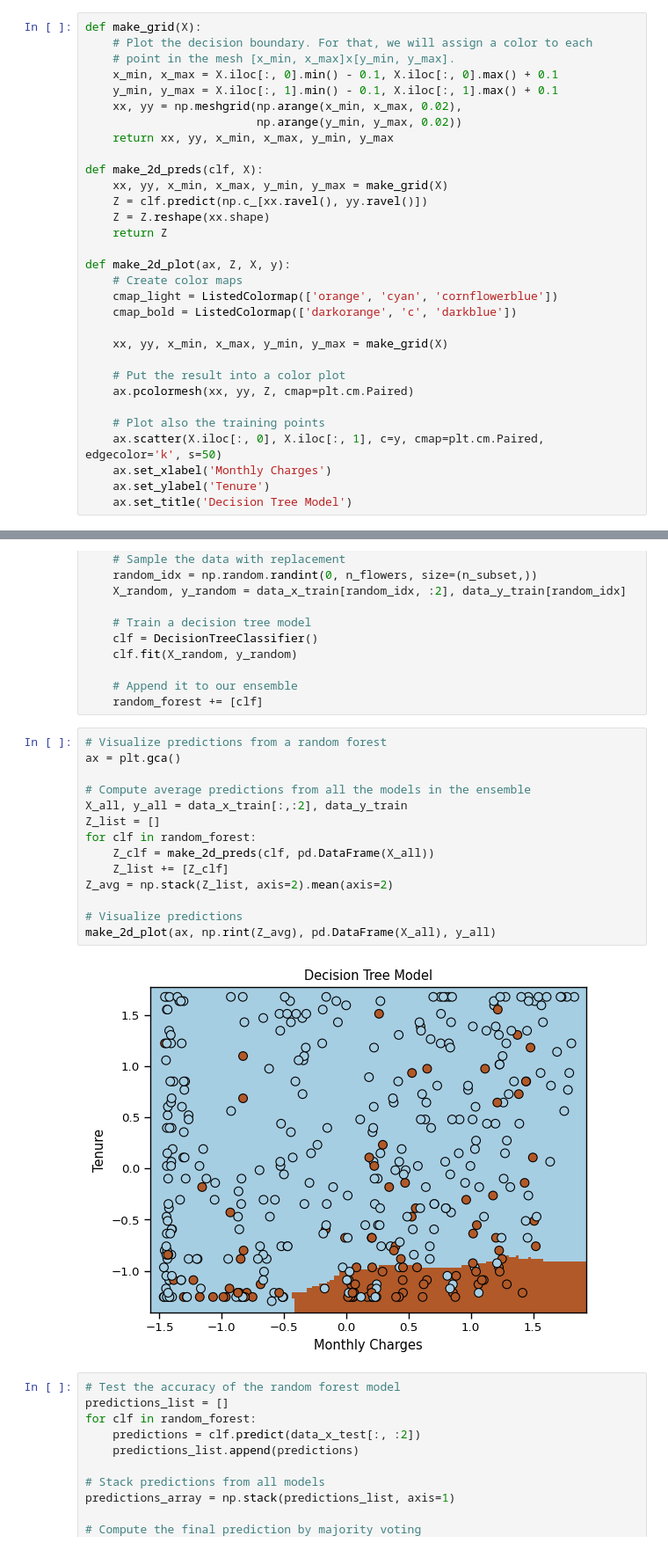
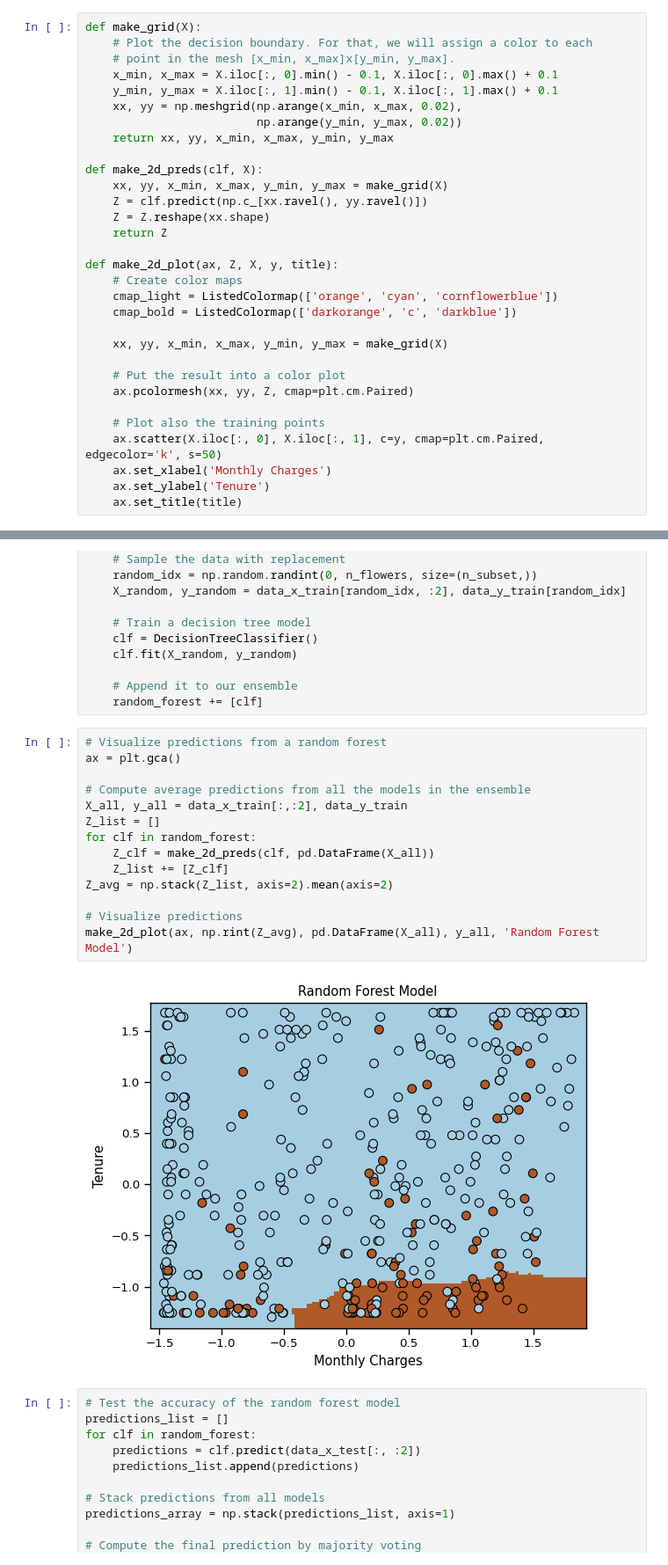
Before and after one commit to Shrestha-Dipesh/ML-Final-Project, a Jupyter notebook: ML_Final_Project.ipynb, the cells around one changed output, grey strips where cells are left out. Shown at 88% size. Cells and saved outputs as stored; diff of their text form.

```diff
--- a/ML_Final_Project.ipynb
+++ b/ML_Final_Project.ipynb
@@ -1097,7 +1100,7 @@ def make_2d_preds(clf, X):
     Z = Z.reshape(xx.shape)
     return Z
 
-def make_2d_plot(ax, Z, X, y):
+def make_2d_plot(ax, Z, X, y, title):
     # Create color maps
     cmap_light = ListedColormap(['orange', 'cyan', 'cornflowerblue'])
     cmap_bold = ListedColormap(['darkorange', 'c', 'darkblue'])
@@ -1111,7 +1114,7 @@ def make_2d_plot(ax, Z, X, y):
     ax.scatter(X.iloc[:, 0], X.iloc[:, 1], c=y, cmap=plt.cm.Paired, edgecolor='k', s=50)
     ax.set_xlabel('Monthly Charges')
     ax.set_ylabel('Tenure')
-    ax.set_title('Decision Tree Model')
+    ax.set_title(title)
 # %%
 # Train and visualize a Decision Tree Model
 ax = plt.gca()
@@ -1170,19 +1173,19 @@ for i in range(n_models):
 # %%
 # Visualize predictions from a random forest
 ax = plt.gca()
 
 # Compute average predictions from all the models in the ensemble
 X_all, y_all = data_x_train[:,:2], data_y_train
 Z_list = []
 for clf in random_forest:
     Z_clf = make_2d_preds(clf, pd.DataFrame(X_all))
     Z_list += [Z_clf]
 Z_avg = np.stack(Z_list, axis=2).mean(axis=2)
 
 # Visualize predictions
-make_2d_plot(ax, np.rint(Z_avg), pd.DataFrame(X_all), y_all)
+make_2d_plot(ax, np.rint(Z_avg), pd.DataFrame(X_all), y_all, 'Random Forest Model')
 # %% [output]
-[figure, old version]
+[figure, new version]
 # %%
 # Test the accuracy of the random forest model
 predictions_list = []
```
Also changed, not shown: parts of 10 cells of this notebook.
